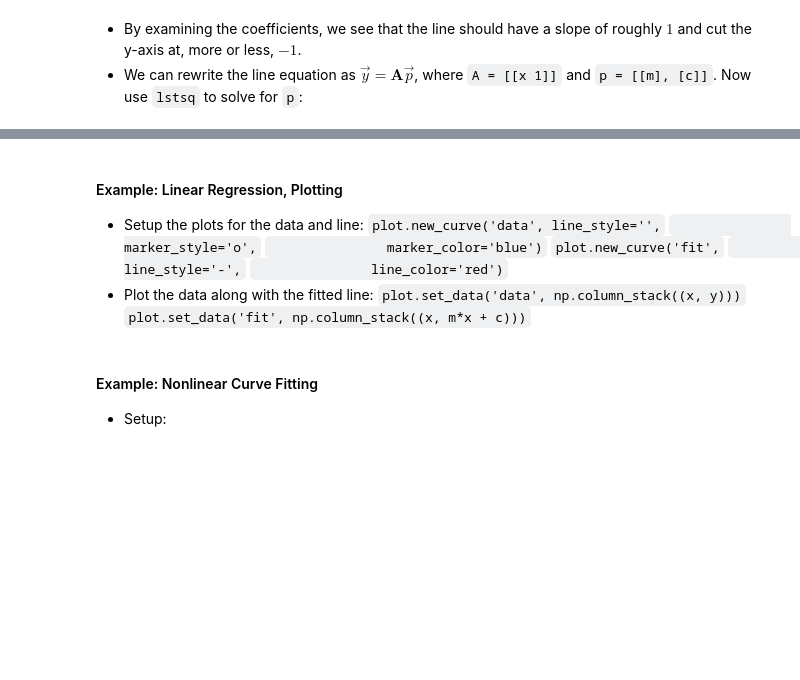
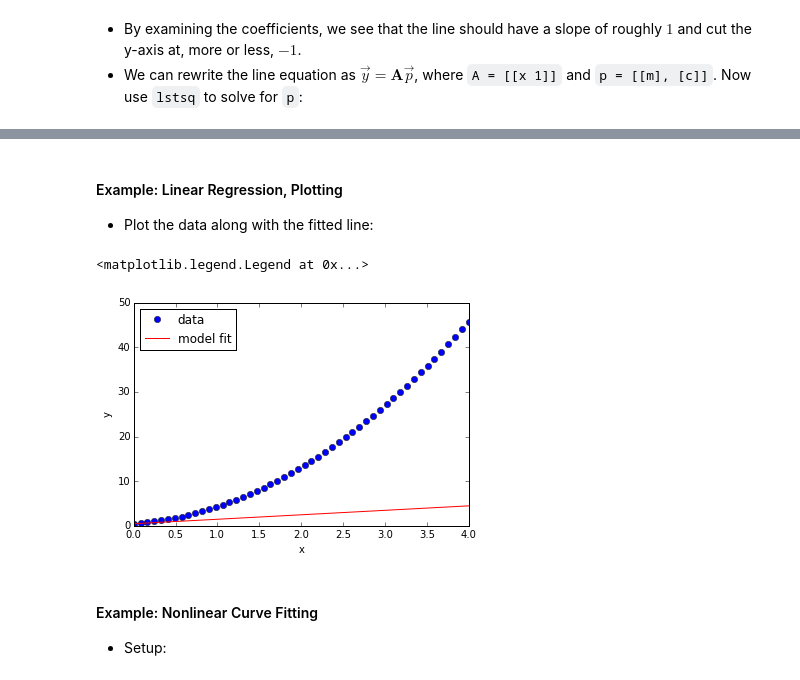
Before and after one commit to pitt1321/lectures, a Jupyter notebook: week_06/week_06.ipynb, the cells around one changed output, grey strips where cells are left out. Drawn from its saved outputs; the diff is of its cells as text; code cells hidden in the pictures; blank space fills up the shorter version.

```diff
--- a/week_06/week_06.ipynb
+++ b/week_06/week_06.ipynb
@@ -242,12 +248,3 @@ NameError: name 'x' is not defined
-# %% [markdown]
-#### Example: Linear Regression, Plotting
-* Setup the plots for the data and line:
-`plot.new_curve('data', line_style='',`
-`               marker_style='o',`
-`               marker_color='blue')`
-`plot.new_curve('fit',`
-`               line_style='-',`
-`               line_color='red')`
-* Plot the data along with the fitted line:
-`plot.set_data('data', np.column_stack((x, y)))`
-`plot.set_data('fit', np.column_stack((x, m*x + c)))`
+# %% [markdown]
+#### Example: Linear Regression, Plotting
+* Plot the data along with the fitted line:
@@ -254,3 +254,12 @@ NameError: name 'x' is not defined
+# %%
+plt.plot(x,       y, linestyle='' , marker='o', color='blue', label='data')
+plt.plot(x, m*x + c, linestyle='-', color='red', label='model fit')
+plt.xlabel('x')
+plt.ylabel('y')
+plt.legend(numpoints=1, loc='upper left')
+# %% [output]
+<matplotlib.legend.Legend at 0x...>
+[figure, added]
 # %% [markdown]
 #### Example: Nonlinear Curve Fitting
 * Setup:
```
Also changed, not shown: parts of 26 cells of this notebook.
